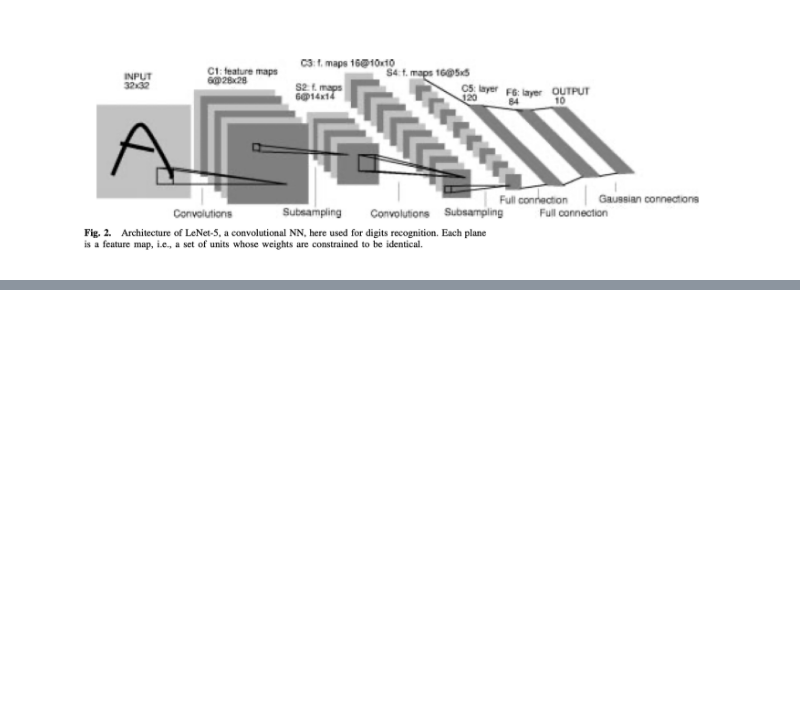
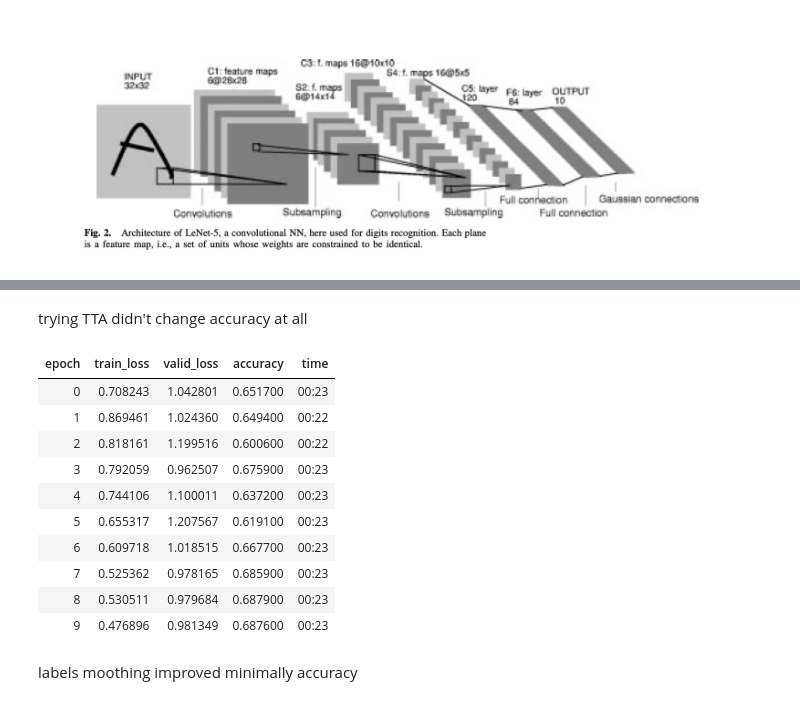
Before and after one commit to Valerio193/FASTAI-EXERCISES, a Jupyter notebook: lenet5.ipynb, the cells around one changed output, grey strips where cells are left out. Saved outputs shown, nothing was run; the diff lists cells and outputs as text; code cells hidden in the pictures; blank space fills up the shorter version.

```diff
--- a/lenet5.ipynb
+++ b/lenet5.ipynb
@@ -89,0 +122,2 @@ learn_net_cifar.fit_one_cycle(10,0.1)
+# %% [markdown]
+trying TTA didn't change accuracy at all
@@ -89,0 +126,17 @@ learn_net_cifar.fit_one_cycle(10,0.1)
+# %%
+lr=0.01
+learn_net_cifar.fit_one_cycle(10,0.1)
+# %% [output]
+| epoch | train_loss | valid_loss | accuracy | time |
+| 0 | 0.708243 | 1.042801 | 0.651700 | 00:23 |
+| 1 | 0.869461 | 1.024360 | 0.649400 | 00:22 |
+| 2 | 0.818161 | 1.199516 | 0.600600 | 00:22 |
+| 3 | 0.792059 | 0.962507 | 0.675900 | 00:23 |
+| 4 | 0.744106 | 1.100011 | 0.637200 | 00:23 |
+| 5 | 0.655317 | 1.207567 | 0.619100 | 00:23 |
+| 6 | 0.609718 | 1.018515 | 0.667700 | 00:23 |
+| 7 | 0.525362 | 0.978165 | 0.685900 | 00:23 |
+| 8 | 0.530511 | 0.979684 | 0.687900 | 00:23 |
+| 9 | 0.476896 | 0.981349 | 0.687600 | 00:23 |
+# %% [markdown]
+labels moothing improved minimally accuracy
```
Also changed, not shown: parts of 16 cells of this notebook.
